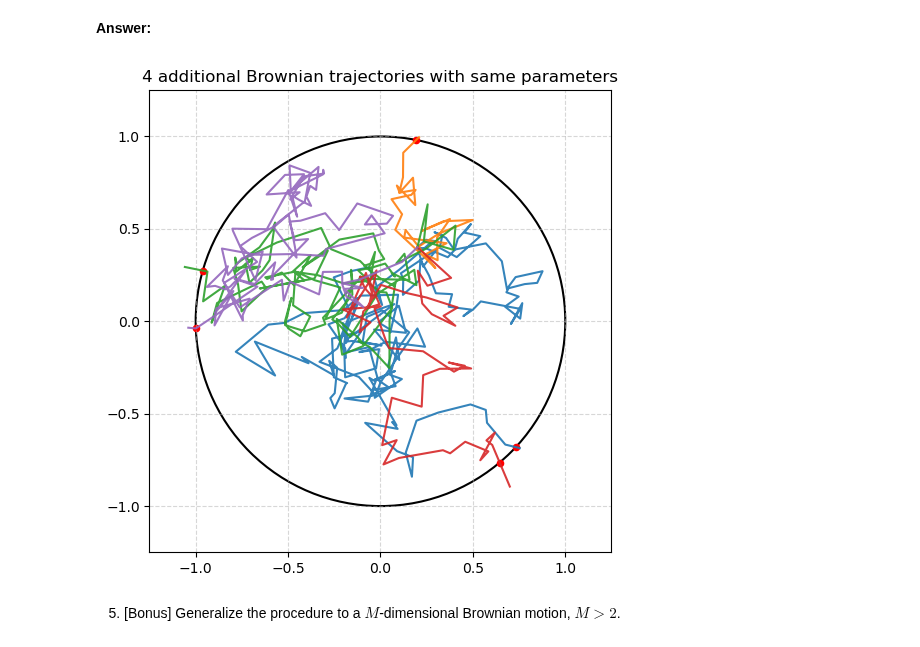
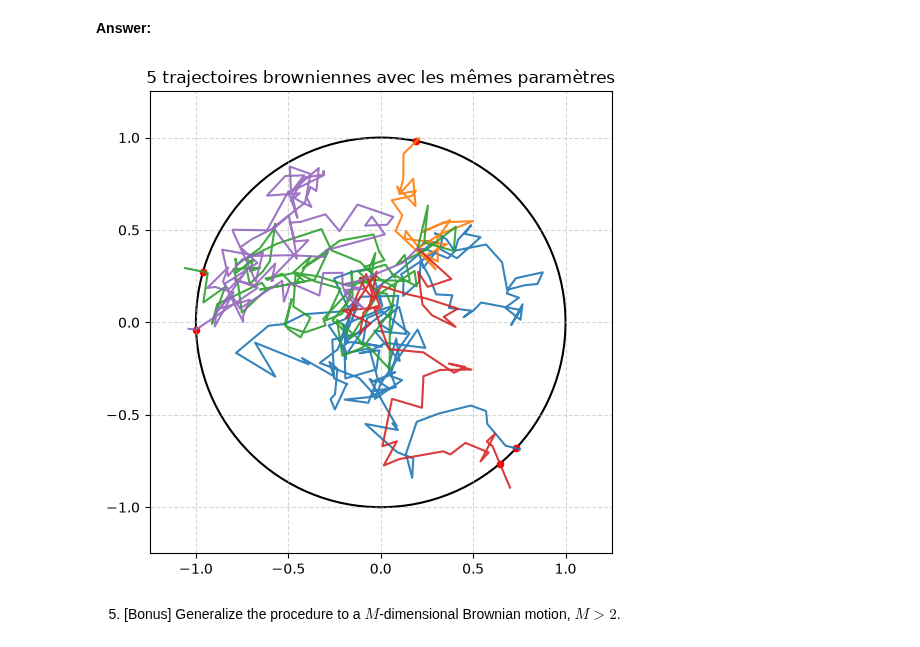
Before and after one commit to valentin-sgl/python_sdia, a Jupyter notebook: Labs/Lab3/lab3.ipynb, the cells around one changed output. Saved outputs shown, nothing was run; the diff lists cells and outputs as text; code cells hidden in the pictures.

Commit message:
Lab3 avec deux fonctions exo1

```diff
--- a/Labs/Lab3/lab3.ipynb
+++ b/Labs/Lab3/lab3.ipynb
@@ -164,28 +245,28 @@ x0 = np.array([0.2, 0.4])
 step = 1e-2
 niter = 1000
 
-W, W_star = brownian_motion(niter, x0, step, rng)
+W, W_lim = brownian_motionv2(niter, x0, step, rng)
 
 fig, ax = plt.subplots(figsize=(6, 6))
 
-# Unit circle
+# Cercle unitaire
 circle = plt.Circle((0, 0), 1, fill=False, color='black', linewidth=1.5)
 ax.add_artist(circle)
 
-# Trajectory
-ax.plot(W[:, 0], W[:, 1], color='tab:blue', linewidth=1.5, label='Brownian trajectory')
+# Trajectoire
+ax.plot(W[:, 0], W[:, 1], color='tab:blue', linewidth=1.5, label='Trajectoire brownienne')
 
-# Starting point and crossing point if it exists
+# Point de départ et point à la frontière s'il existe
 ax.scatter(x0[0], x0[1], color='green', s=25, label='start')
-if W_star is not None:
-    ax.scatter(W_star[0], W_star[1], color='red', s=40, label='boundary intersection')
+if W_lim is not None:
+    ax.scatter(W_lim[0], W_lim[1], color='red', s=40, label='Intersection à la frontière')
 
 ax.set_xlim(-1.25, 1.25)
 ax.set_ylim(-1.25, 1.25)
 ax.set_aspect('equal')
 ax.grid(True, linestyle='--', alpha=0.5)
 ax.legend()
-ax.set_title('2D Brownian motion in the unit disk')
+ax.set_title('Mouvement brownien 2D')
 
 plt.show()
 # %% [output]
@@ -197,31 +278,31 @@ plt.show()
 # %%
 rng = np.random.default_rng(42)
 
 x0 = np.array([0.2, 0.4])
 step = 1e-2
 niter = 1000
 
 fig, ax = plt.subplots(figsize=(6, 6))
 
-# Draw the unit circle
+# Cercle unitaire
 circle = plt.Circle((0, 0), 1, fill=False, color='black', linewidth=1.5)
 ax.add_artist(circle)
 
-# Plot 5 trajectories (1 initial + 4 additional)
+# Tracé des 5 trajectoires
 for i in range(5):
-    W, W_star = brownian_motion(niter, x0, step, rng)
+    W, W_lim = brownian_motionv2(niter, x0, step, rng)
     ax.plot(W[:, 0], W[:, 1], linewidth=1.5, alpha=0.9)
-    if W_star is not None:
-        ax.scatter(W_star[0], W_star[1], s=20, color='red')
+    if W_lim is not None:
+        ax.scatter(W_lim[0], W_lim[1], s=20, color='red')
 
 ax.set_xlim(-1.25, 1.25)
 ax.set_ylim(-1.25, 1.25)
 ax.set_aspect('equal')
 ax.grid(True, linestyle='--', alpha=0.5)
-ax.set_title('4 additional Brownian trajectories with same parameters')
+ax.set_title('5 trajectoires browniennes avec les mêmes paramètres')
 plt.show()
 # %% [output]
-[figure, old version]
+[figure, new version]
 # %% [markdown]
 5. [Bonus] Generalize the procedure to a $M$-dimensional Brownian motion, $M > 2$.
 # %% [markdown]
```
Also changed, not shown: parts of 13 cells of this notebook, 1 other file.
